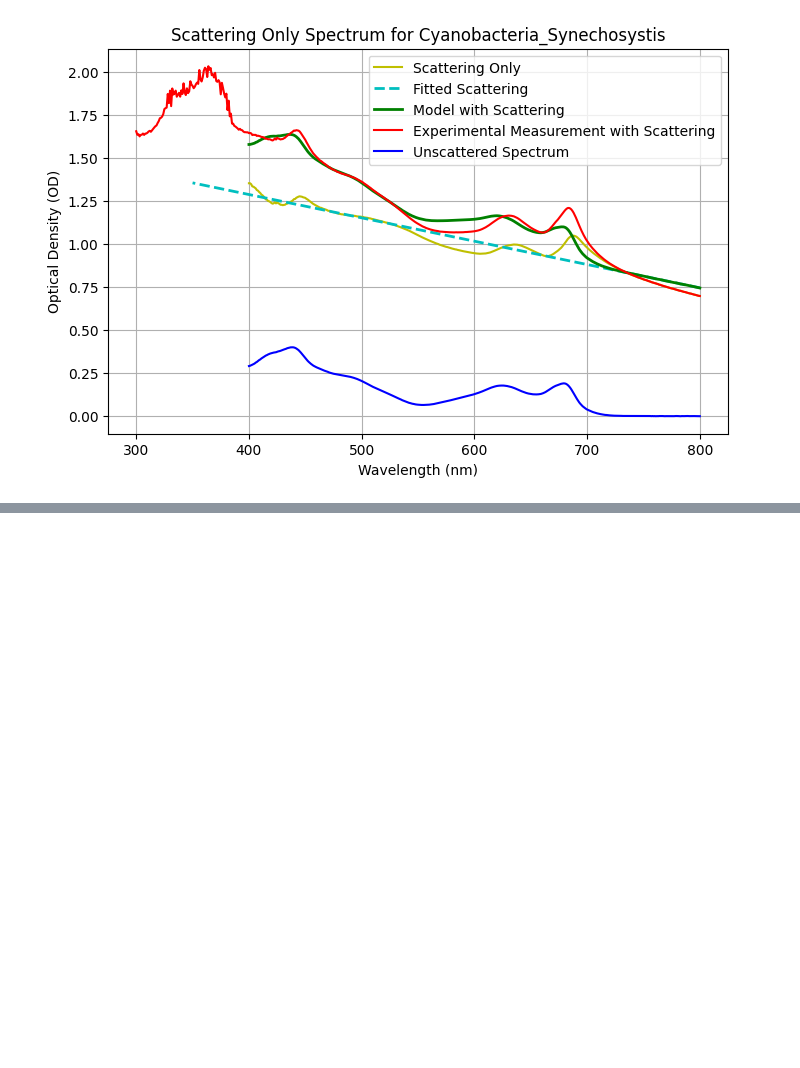
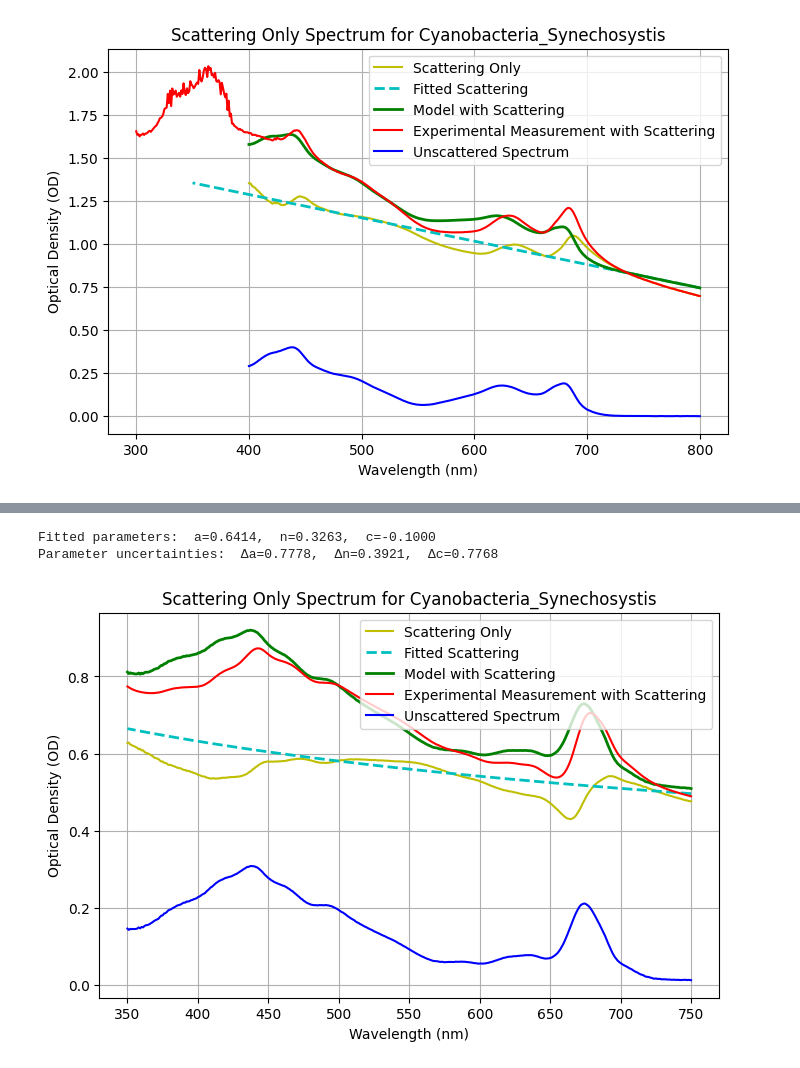
Before and after one commit to matsbannink/machine_learning, a Jupyter notebook: scattering.ipynb, the cells around one changed output, grey strips where cells are left out. Drawn from its saved outputs; the diff is of its cells as text; code cells hidden in the pictures; blank space fills up the shorter version.

```diff
--- a/scattering.ipynb
+++ b/scattering.ipynb
@@ -177,0 +211,53 @@ Parameter uncertainties:  Δa=0.0000,  Δb=0.0124
+# %%
+scattering_fit_diatom = pd.DataFrame(columns=["Wavelength", "Optical Density"])
+mask = (wavelengths >= 350) & (wavelengths <= 750)
+scattering_fit_diatom["Wavelength"] = wavelengths[mask]
+scattering_fit_diatom["Optical Density"] = scatter_only_spectrum[mask]
+
+scattering_fit_diatom_wavelengths = scattering_fit_diatom["Wavelength"]
+scattering_fit_diatom_optical_density = scattering_fit_diatom["Optical Density"]
+
+scattering_fit_diatom_optical_density = scattering_fit_diatom_optical_density.replace(np.nan, 0)
+
+# fit away from absorption peaks, over a wide range
+mask = (
+    ((scattering_fit_diatom_wavelengths >= 450) & (scattering_fit_diatom_wavelengths <= 600)) |
+    ((scattering_fit_diatom_wavelengths >= 720) & (scattering_fit_diatom_wavelengths <= 800))
+)
+wl_fit = scattering_fit_diatom_wavelengths[mask].values.astype(float)
+A_fit  = scattering_fit_diatom_optical_density[mask].values.astype(float)
+
+p0 = [1.0, 1.0, 0.0]
+# bounds the fitted parameters in some regime. We know it's Mie, so .3< n <2.5
+bounds = ([0,   0.3,  -0.1],[5,   2.5,   0.3])
+
+popt, pcov = curve_fit(
+    fitting_function, wl_fit, A_fit,
+    p0=p0, bounds=bounds, maxfev=200
+)
+a_hat, n_hat, c_hat = popt
+print(f"Fitted parameters:  a={a_hat:.4f},  n={n_hat:.4f},  c={c_hat:.4f}")
+perr = np.sqrt(np.diag(pcov))
+print(f"Parameter uncertainties:  Δa={perr[0]:.4f},  Δn={perr[1]:.4f},  Δc={perr[2]:.4f}")
+
+wl_full = wavelengths
+A_full = unscattered_spectrum
+fitted_scattering = fitting_function(wl_full, a=a_hat, n=n_hat, c=c_hat)
+model_scattering_only = A_full + fitted_scattering
+
+plt.figure(figsize=(8, 5))
+plt.plot(scattering_fit_diatom_wavelengths, scattering_fit_diatom_optical_density, 'y', label='Scattering Only', markersize=4)
+plt.plot(wl_full, fitted_scattering, 'c--', label='Fitted Scattering', linewidth=2)
+plt.plot(wl_full, model_scattering_only, 'g', label='Model with Scattering', linewidth=2)
+plt.plot(wavelengths, scattered_spectrum, 'r', label='Experimental Measurement with Scattering', markersize=4)
+plt.plot(wavelengths, unscattered_spectrum, 'b', label='Unscattered Spectrum')
+plt.xlabel('Wavelength (nm)')
+plt.ylabel('Optical Density (OD)')
+plt.title('Scattering Only Spectrum for Cyanobacteria_Synechosystis')
+plt.legend()
+plt.grid()
+plt.show()
+# %% [output]
+Fitted parameters:  a=0.6414,  n=0.3263,  c=-0.1000
+Parameter uncertainties:  Δa=0.7778,  Δn=0.3921,  Δc=0.7768
+[figure, added]
```
Also changed, not shown: parts of 8 cells of this notebook.
